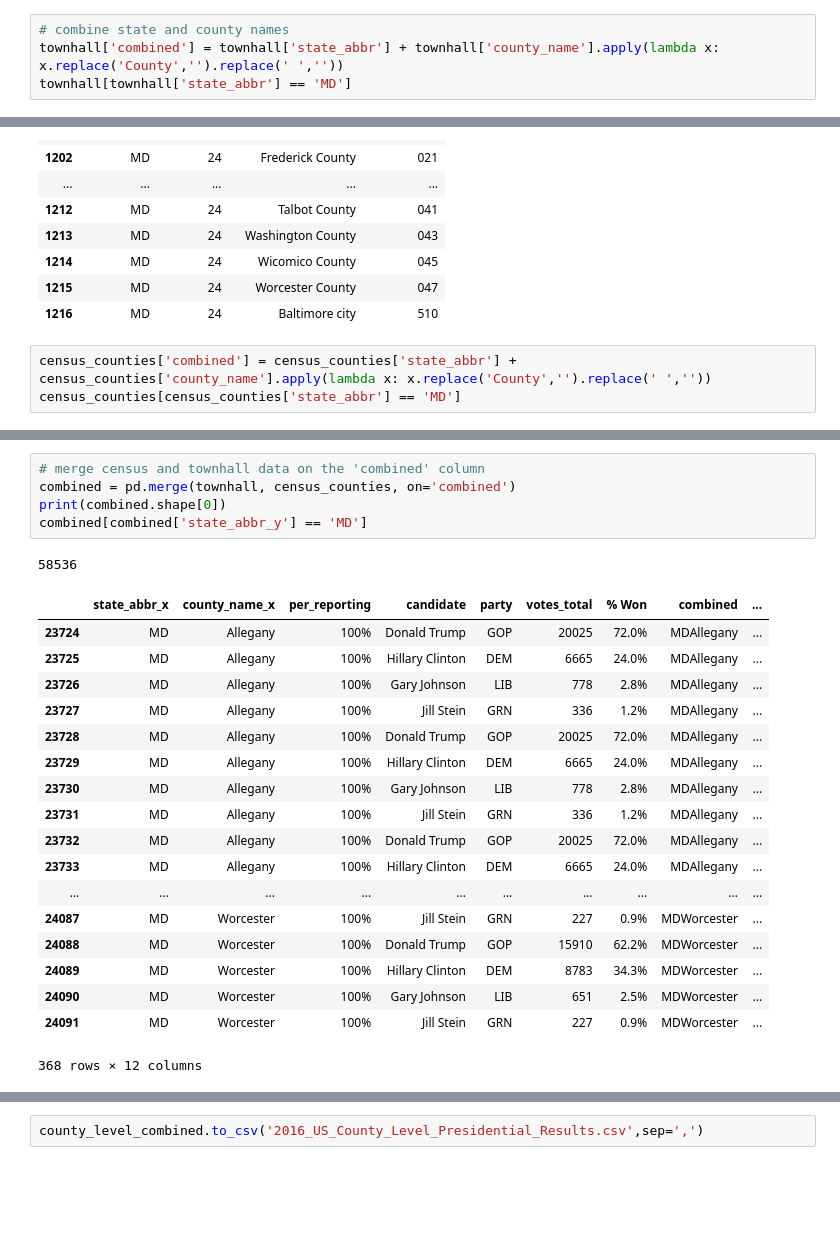
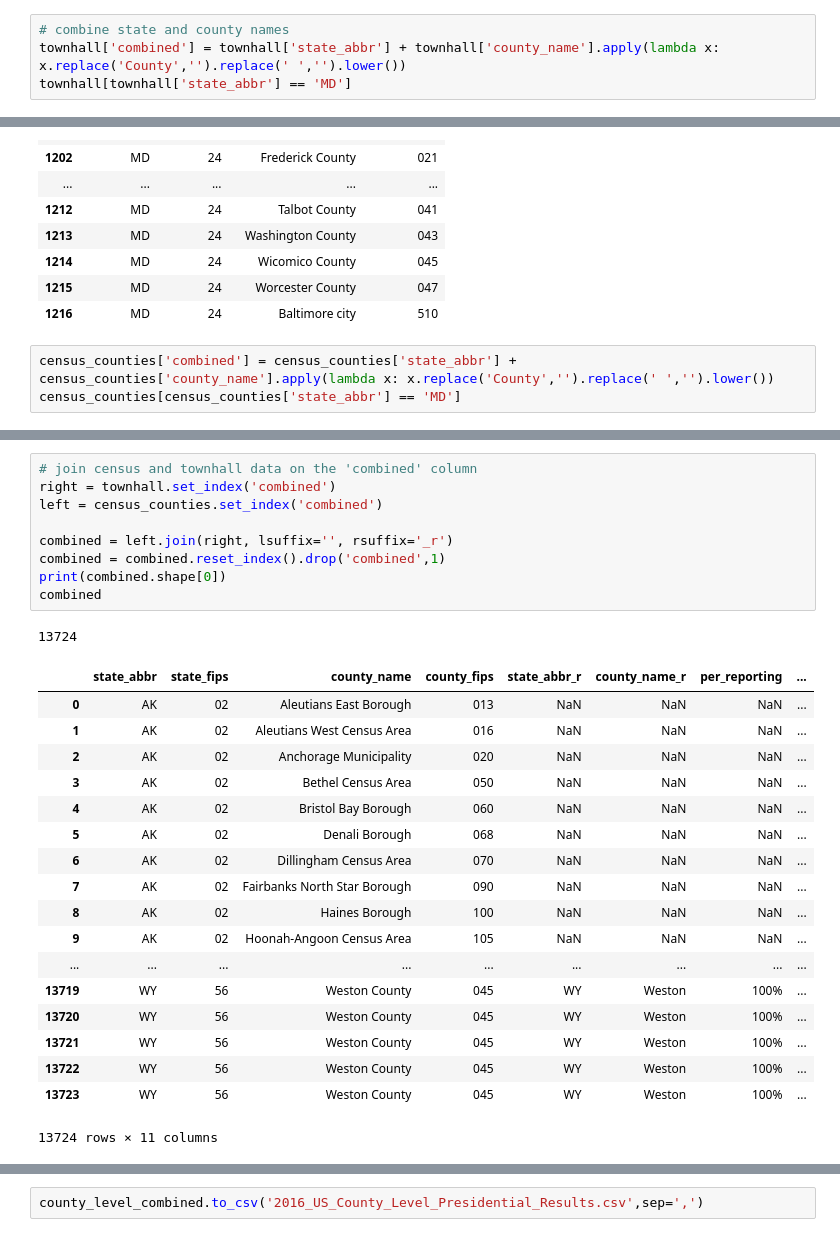
Before and after one commit to tonmcg/US_County_Level_Election_Results_08-20, a Jupyter notebook: 2016_US_County_Level_Presidential_Results.ipynb, the cells around one changed output, grey strips where cells are left out. Cells and saved outputs as stored; diff of their text form; blank space fills up the shorter version.

```diff
--- a/2016_US_County_Level_Presidential_Results.ipynb
+++ b/2016_US_County_Level_Presidential_Results.ipynb
@@ -107,7 +107,7 @@ Townhall data has 3112 counties
 | 1186 | MD | Worcester |
 # %%
 # combine state and county names
-townhall['combined'] = townhall['state_abbr'] + townhall['county_name'].apply(lambda x: x.replace('County','').replace(' ',''))
+townhall['combined'] = townhall['state_abbr'] + townhall['county_name'].apply(lambda x: x.replace('County','').replace(' ','').lower())
 townhall[townhall['state_abbr'] == 'MD']
 # %% [output]
 |  | state_abbr | county_name | per_reporting | candidate | party | votes_total | % Won | combined |
@@ -213,7 +212,7 @@ Census data has 3143 counties
 | 1215 | MD | 24 | Worcester County | 047 |
 | 1216 | MD | 24 | Baltimore city | 510 |
 # %%
-census_counties['combined'] = census_counties['state_abbr'] + census_counties['county_name'].apply(lambda x: x.replace('County','').replace(' ',''))
+census_counties['combined'] = census_counties['state_abbr'] + census_counties['county_name'].apply(lambda x: x.replace('County','').replace(' ','').lower())
 census_counties[census_counties['state_abbr'] == 'MD']
 # %% [output]
 |  | state_abbr | state_fips | county_name | county_fips | combined |
@@ -236,27 +235,31 @@ census_counties[census_counties['state_abbr'] == 'MD']
 # %%
-# merge census and townhall data on the 'combined' column
-combined = pd.merge(townhall, census_counties, on='combined')
+# join census and townhall data on the 'combined' column
+right = townhall.set_index('combined')
+left = census_counties.set_index('combined')
+
+combined = left.join(right, lsuffix='', rsuffix='_r')
+combined = combined.reset_index().drop('combined',1)
 print(combined.shape[0])
-combined[combined['state_abbr_y'] == 'MD']
+combined
 # %% [output]
-58536
+13724
-|  | state_abbr_x | county_name_x | per_reporting | candidate | party | votes_total | % Won | combined | ... |
-| 23724 | MD | Allegany | 100% | Donald Trump | GOP | 20025 | 72.0% | MDAllegany | ... |
-| 23725 | MD | Allegany | 100% | Hillary Clinton | DEM | 6665 | 24.0% | MDAllegany | ... |
-| 23726 | MD | Allegany | 100% | Gary Johnson | LIB | 778 | 2.8% | MDAllegany | ... |
-| 23727 | MD | Allegany | 100% | Jill Stein | GRN | 336 | 1.2% | MDAllegany | ... |
-| 23728 | MD | Allegany | 100% | Donald Trump | GOP | 20025 | 72.0% | MDAllegany | ... |
-| 23729 | MD | Allegany | 100% | Hillary Clinton | DEM | 6665 | 24.0% | MDAllegany | ... |
-| 23730 | MD | Allegany | 100% | Gary Johnson | LIB | 778 | 2.8% | MDAllegany | ... |
-| 23731 | MD | Allegany | 100% | Jill Stein | GRN | 336 | 1.2% | MDAllegany | ... |
-| 23732 | MD | Allegany | 100% | Donald Trump | GOP | 20025 | 72.0% | MDAllegany | ... |
-| 23733 | MD | Allegany | 100% | Hillary Clinton | DEM | 6665 | 24.0% | MDAllegany | ... |
-| ... | ... | ... | ... | ... | ... | ... | ... | ... | ... |
-| 24087 | MD | Worcester | 100% | Jill Stein | GRN | 227 | 0.9% | MDWorcester | ... |
-| 24088 | MD | Worcester | 100% | Donald Trump | GOP | 15910 | 62.2% | MDWorcester | ... |
-| 24089 | MD | Worcester | 100% | Hillary Clinton | DEM | 8783 | 34.3% | MDWorcester | ... |
-| 24090 | MD | Worcester | 100% | Gary Johnson | LIB | 651 | 2.5% | MDWorcester | ... |
-| 24091 | MD | Worcester | 100% | Jill Stein | GRN | 227 | 0.9% | MDWorcester | ... |
+|  | state_abbr | state_fips | county_name | county_fips | state_abbr_r | county_name_r | per_reporting | ... |
+| 0 | AK | 02 | Aleutians East Borough | 013 | NaN | NaN | NaN | ... |
+| 1 | AK | 02 | Aleutians West Census Area | 016 | NaN | NaN | NaN | ... |
+| 2 | AK | 02 | Anchorage Municipality | 020 | NaN | NaN | NaN | ... |
+| 3 | AK | 02 | Bethel Census Area | 050 | NaN | NaN | NaN | ... |
+| 4 | AK | 02 | Bristol Bay Borough | 060 | NaN | NaN | NaN | ... |
+| 5 | AK | 02 | Denali Borough | 068 | NaN | NaN | NaN | ... |
+| 6 | AK | 02 | Dillingham Census Area | 070 | NaN | NaN | NaN | ... |
+| 7 | AK | 02 | Fairbanks North Star Borough | 090 | NaN | NaN | NaN | ... |
+| 8 | AK | 02 | Haines Borough | 100 | NaN | NaN | NaN | ... |
+| 9 | AK | 02 | Hoonah-Angoon Census Area | 105 | NaN | NaN | NaN | ... |
+| ... | ... | ... | ... | ... | ... | ... | ... | ... |
+| 13719 | WY | 56 | Weston County | 045 | WY | Weston | 100% | ... |
+| 13720 | WY | 56 | Weston County | 045 | WY | Weston | 100% | ... |
+| 13721 | WY | 56 | Weston County | 045 | WY | Weston | 100% | ... |
+| 13722 | WY | 56 | Weston County | 045 | WY | Weston | 100% | ... |
+| 13723 | WY | 56 | Weston County | 045 | WY | Weston | 100% | ... |
-368 rows × 12 columns
+13724 rows × 11 columns
 # %%
 # drop irrelevant columns
```
Also changed, not shown: parts of 5 cells of this notebook, 1 other file.
